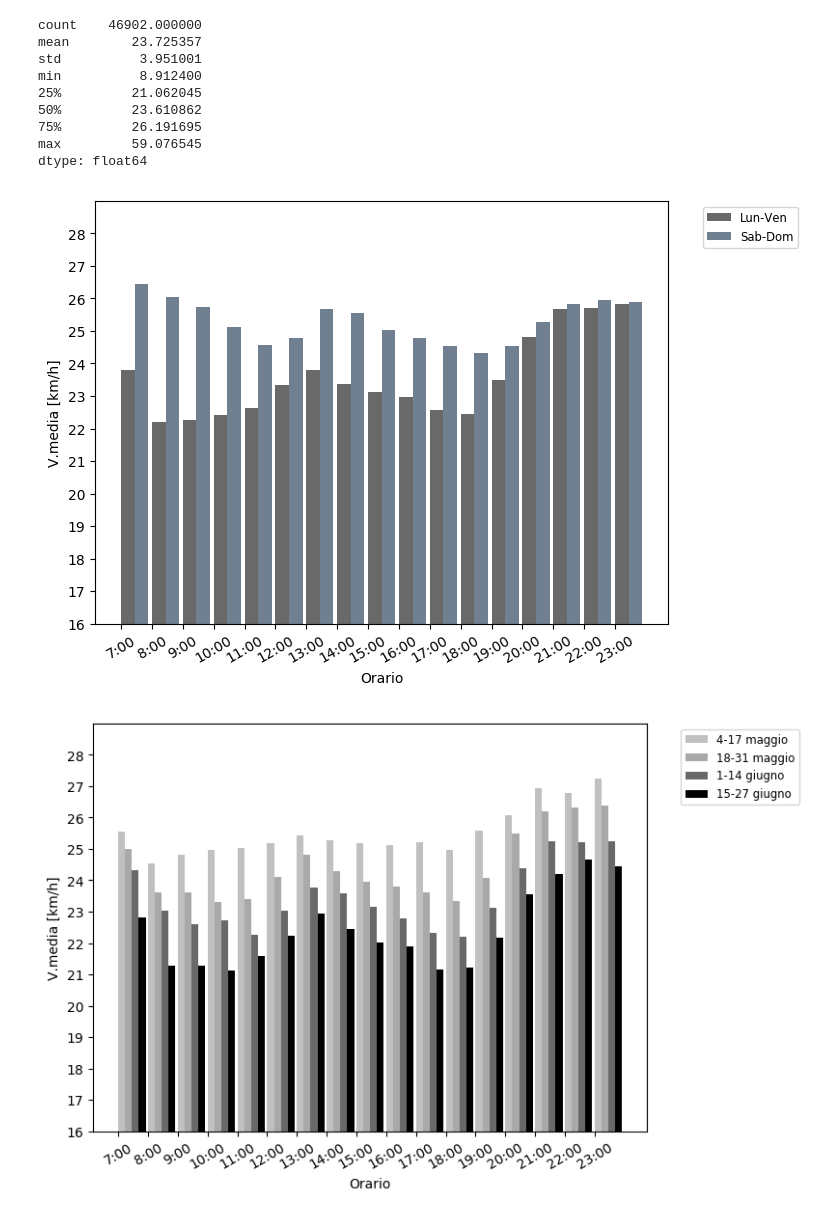
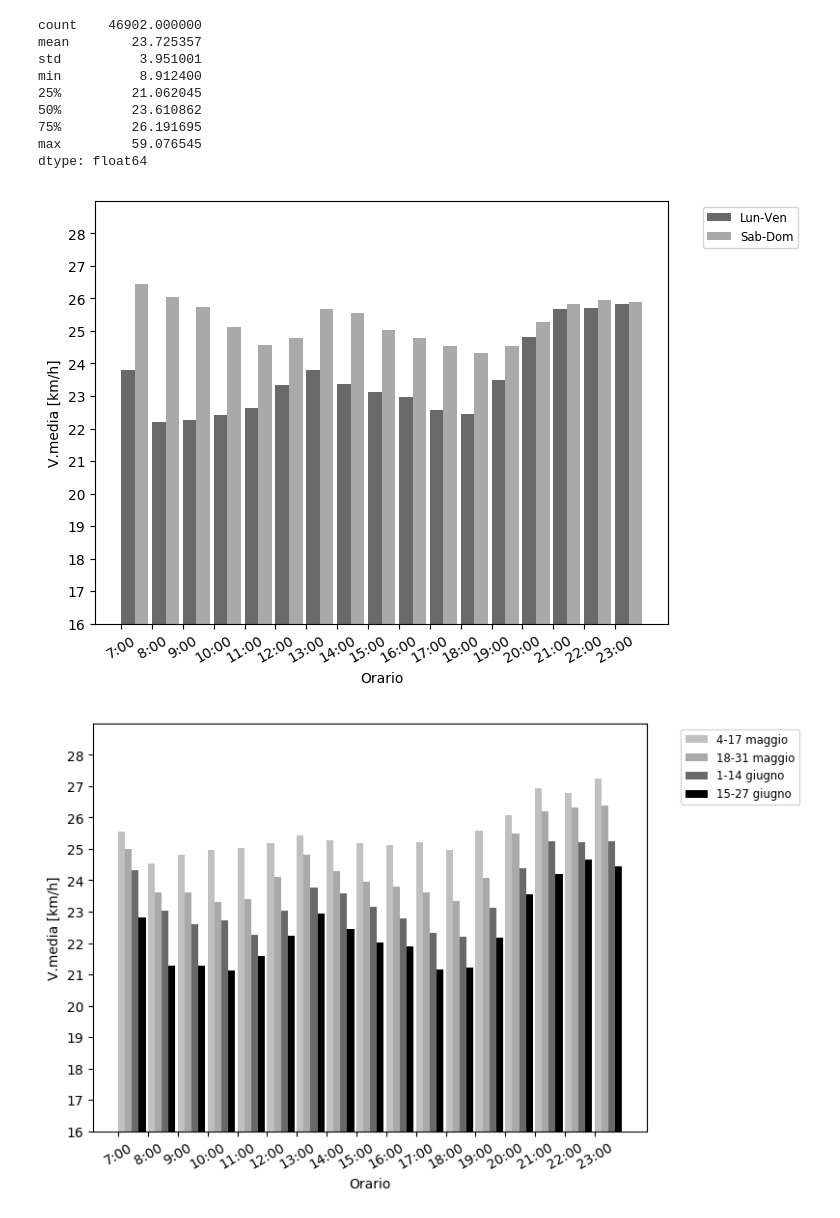
Before and after one commit to mmastrapasqua7/kowalskianalysis, a Jupyter notebook: jupyter/New/2_VariazioneVelocitaMediaOraria.ipynb, the cells around one changed output. Cells and saved outputs as stored; diff of their text form; code cells hidden in the pictures.

```diff
--- a/jupyter/New/2_VariazioneVelocitaMediaOraria.ipynb
+++ b/jupyter/New/2_VariazioneVelocitaMediaOraria.ipynb
@@ -151,30 +151,30 @@ dtype: float64
 # %%
 tw_means, tw_std = vmedia_week_list(tragitti[w], 'Car'), np.round(vstd_giorno(tragitti[w], 'Car'), 1).tolist()
 twe_means, twe_std =  vmedia_week_list(tragitti[we], 'Car'), np.round(vstd_giorno(tragitti[we], 'Car'), 1).tolist()
 
 ind = np.arange(len(tw_means))
 width = 0.44  # the width of the bars
 
 fig, ax = plt.subplots()
 rects1 = ax.bar(ind, tw_means, width, label='Lun-Ven', color='dimgray', align='edge')
-rects2 = ax.bar(ind + width, twe_means, width, label='Sab-Dom',  color='slategray', align='edge')
+rects2 = ax.bar(ind + width, twe_means, width, label='Sab-Dom',  color='darkgray', align='edge')
 
 fig.tight_layout()
 
 ax.set_xticks(ind)
 ax.set_xticklabels(myindex)
 
 plt.xlabel('Orario')
 plt.ylabel('V.media [km/h]')
 plt.legend(bbox_to_anchor=(1.05, 1), loc='upper left', fontsize='small')
 
 plt.yticks(range(0, 29, 1))
 plt.setp(ax.get_xticklabels(), rotation=30)
 plt.ylim((16, 29))
 
 plt.show()
 # %% [output]
-[figure, old version]
+[figure, new version]
 # %%
 tw12 = vmedia_giorno(tragitti[(tragitti['Month'] == 5) & tragitti['Day'].between(4, 17)], 'Car')
 tw34 = vmedia_giorno(tragitti[(tragitti['Month'] == 5) & tragitti['Day'].between(18, 31)], 'Car')
```
Also changed, not shown: 4 other files.
